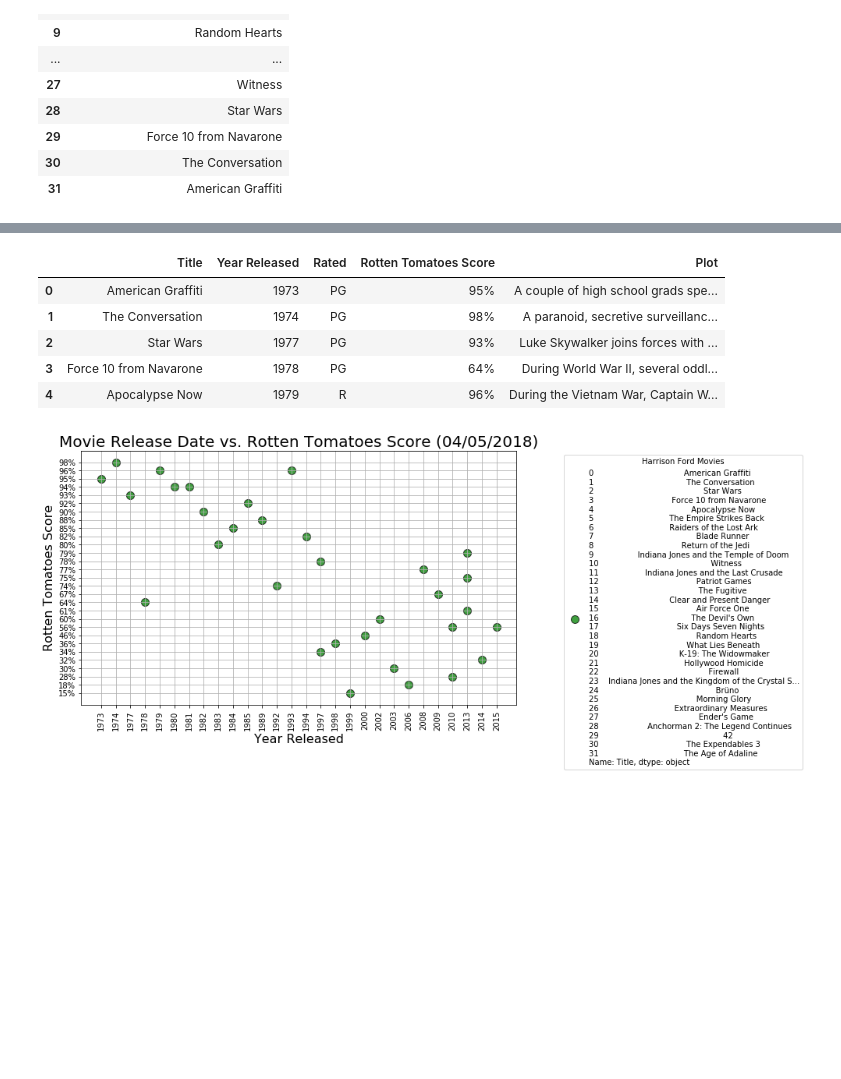
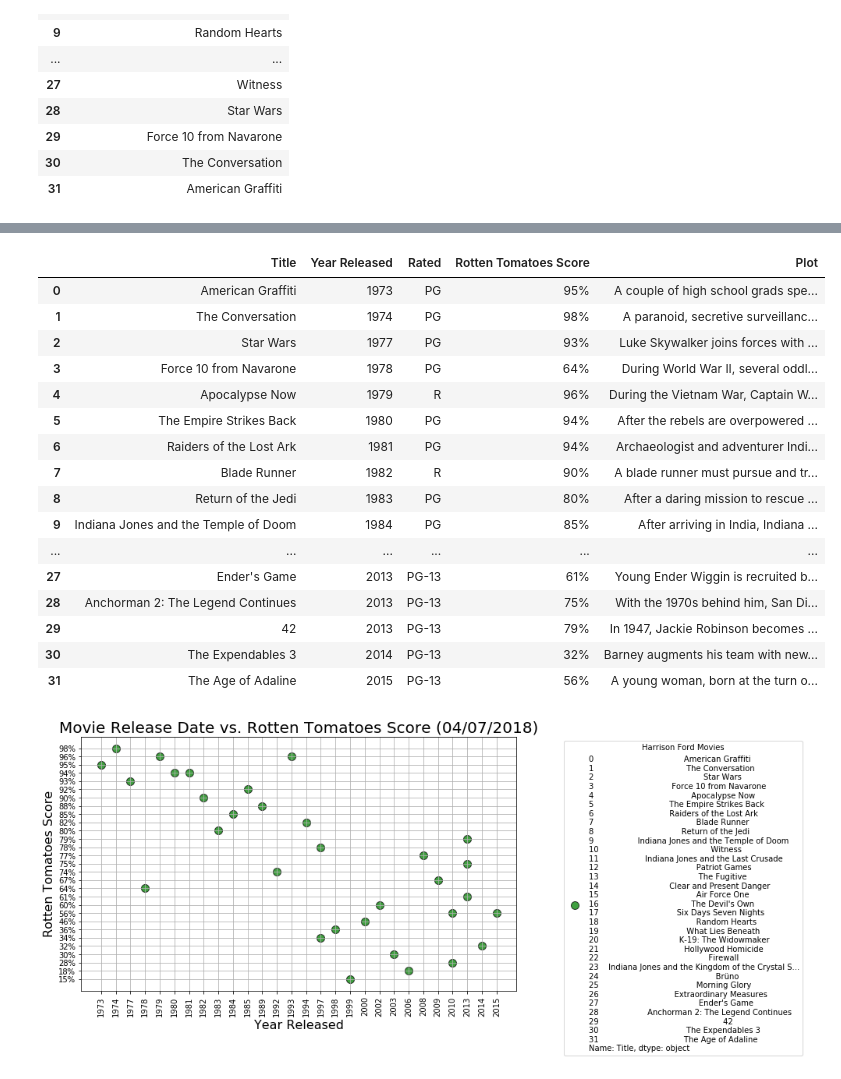
Before and after one commit to CTopham/Team-Green, a Jupyter notebook: Basic Movie Info.ipynb, the cells around one changed output, grey strips where cells are left out. Cells and saved outputs as stored; diff of their text form; code cells hidden in the pictures; blank space fills up the shorter version.

```diff
--- a/Basic Movie Info.ipynb
+++ b/Basic Movie Info.ipynb
@@ -130,32 +130,43 @@ http://www.omdbapi.com/?t=Indiana Jones and the Kingdom of the Crystal Skull&api
 # %%
 #Create final dataframe
 metascore_final = pd.DataFrame(Metascore)
 
 #Merge above dataframe with movie titles
 df_merge = pd.merge(metascore_final, movies_played_in, left_index=True, right_index=True)
 
 #Reorder column headers
 df_merge2 = df_merge[["title", "Year Released", "Rated", "Rotten Tomatoes Score", "Plot"]]
 
 #Rename column header
 final = df_merge2.rename(index=str, columns={"title": "Title"})
 
 #Sort year released value and reset index
 final.sort_values(by= "Year Released", ascending=True, inplace=True)
 final.reset_index(inplace=True)
 
 #Delete unnecessary column
 del final["index"]
 
 #Display
-final.head()
+final
 # %% [output]
 |  | Title | Year Released | Rated | Rotten Tomatoes Score | Plot |
 | 0 | American Graffiti | 1973 | PG | 95% | A couple of high school grads spe... |
 | 1 | The Conversation | 1974 | PG | 98% | A paranoid, secretive surveillanc... |
 | 2 | Star Wars | 1977 | PG | 93% | Luke Skywalker joins forces with ... |
 | 3 | Force 10 from Navarone | 1978 | PG | 64% | During World War II, several oddl... |
 | 4 | Apocalypse Now | 1979 | R | 96% | During the Vietnam War, Captain W... |
+| 5 | The Empire Strikes Back | 1980 | PG | 94% | After the rebels are overpowered ... |
+| 6 | Raiders of the Lost Ark | 1981 | PG | 94% | Archaeologist and adventurer Indi... |
+| 7 | Blade Runner | 1982 | R | 90% | A blade runner must pursue and tr... |
+| 8 | Return of the Jedi | 1983 | PG | 80% | After a daring mission to rescue ... |
+| 9 | Indiana Jones and the Temple of Doom | 1984 | PG | 85% | After arriving in India, Indiana ... |
+| ... | ... | ... | ... | ... | ... |
+| 27 | Ender's Game | 2013 | PG-13 | 61% | Young Ender Wiggin is recruited b... |
+| 28 | Anchorman 2: The Legend Continues | 2013 | PG-13 | 75% | With the 1970s behind him, San Di... |
+| 29 | 42 | 2013 | PG-13 | 79% | In 1947, Jackie Robinson becomes ... |
+| 30 | The Expendables 3 | 2014 | PG-13 | 32% | Barney augments his team with new... |
+| 31 | The Age of Adaline | 2015 | PG-13 | 56% | A young woman, born at the turn o... |
 # %%
 #Set size of scatter plots
 plt.figure(figsize=(10,6))
```
Also changed, not shown: parts of 1 cell of this notebook, 4 other files.
